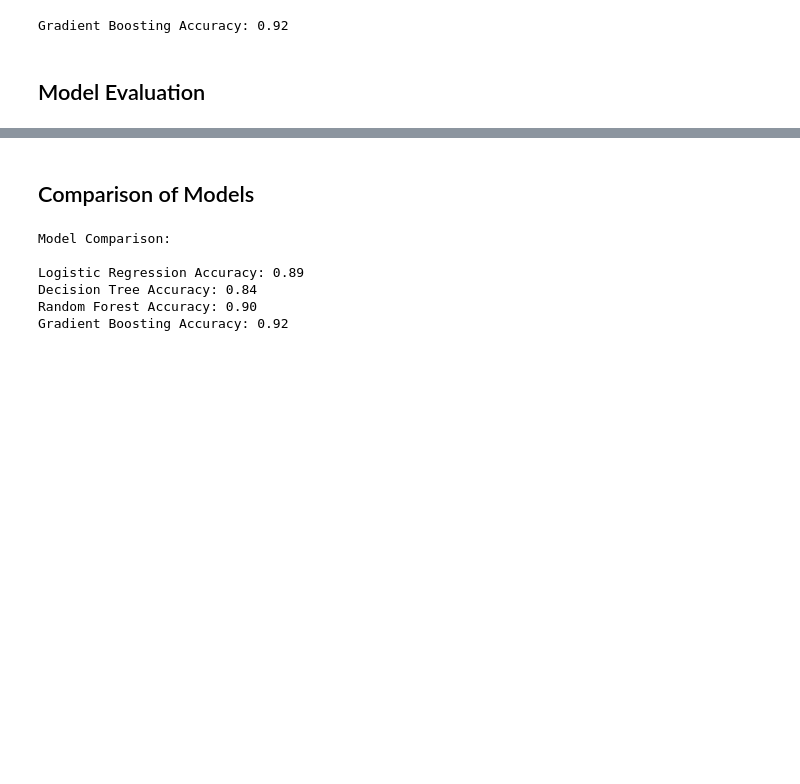
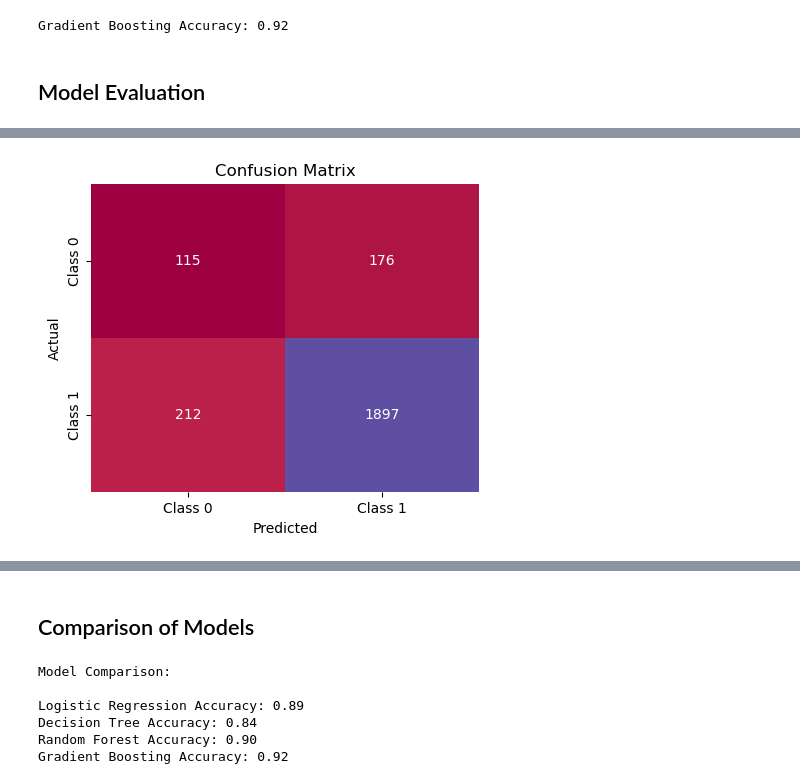
Before and after one commit to Elakkiya-U/Digital-marketing-campaign, a Jupyter notebook: Digital_Marketing_Campaign_Conversion_Coding.ipynb, the cells around one changed output, grey strips where cells are left out. Drawn from its saved outputs; the diff is of its cells as text; code cells hidden in the pictures; blank space fills up the shorter version.

```diff
--- a/Digital_Marketing_Campaign_Conversion_Coding.ipynb
+++ b/Digital_Marketing_Campaign_Conversion_Coding.ipynb
@@ -247,0 +320,15 @@ weighted avg       0.89      0.90      0.87      2400
+# %%
+# Confusion Matrix
+confusion = confusion_matrix(y_test, dt_y_pred)
+
+# Plot confusion matrix using seaborn heatmap
+plt.figure(figsize=(5, 4))
+sns.heatmap(confusion, annot=True, fmt="d", cmap="Spectral", cbar=False,
+            xticklabels=["Class 0", "Class 1"], yticklabels=["Class 0", "Class 1"])
+
+plt.title("Confusion Matrix")
+plt.xlabel("Predicted")
+plt.ylabel("Actual")
+plt.show()
+# %% [output]
+[figure, added]
```
Also changed, not shown: parts of 19 cells of this notebook.
